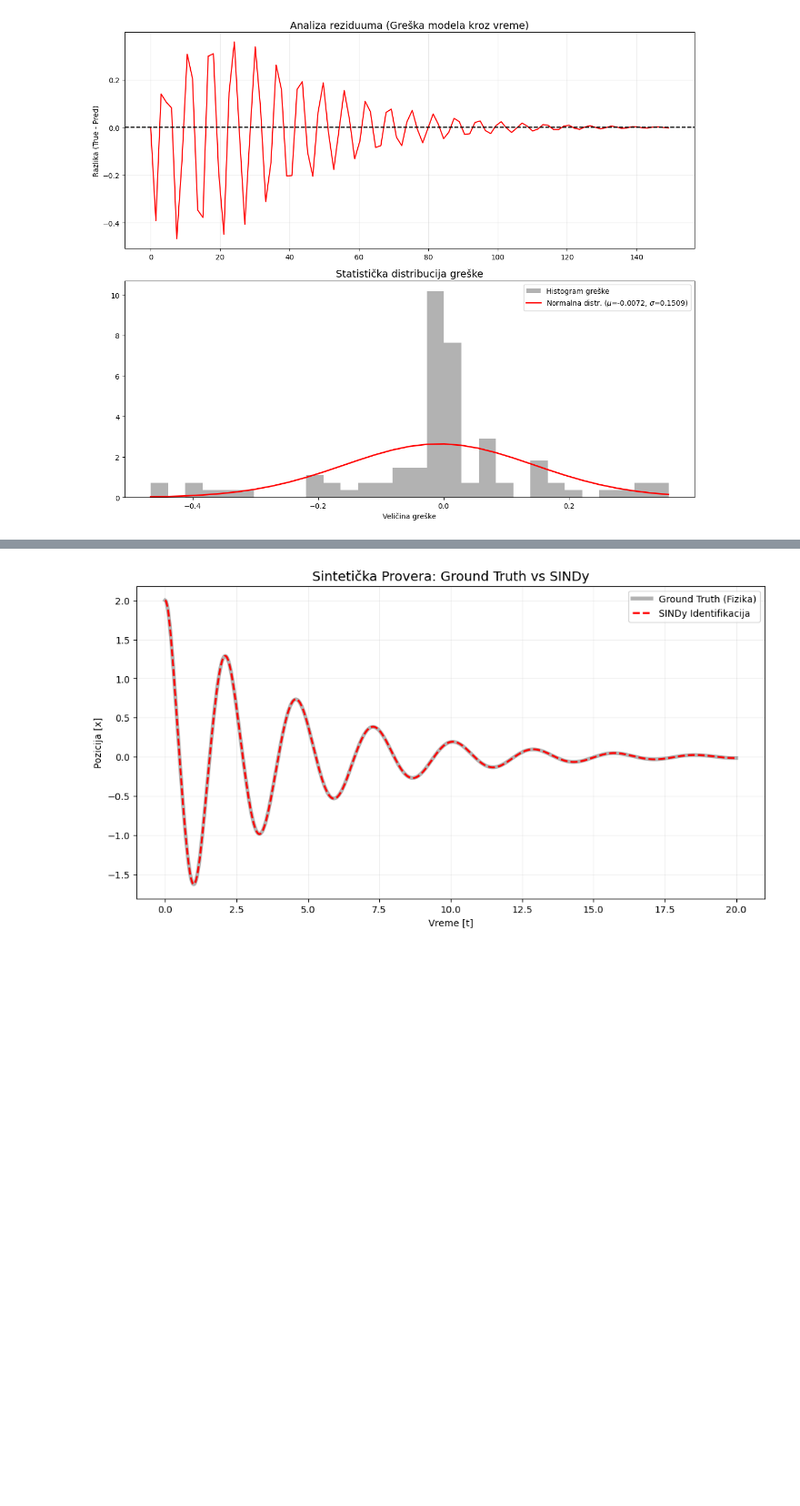
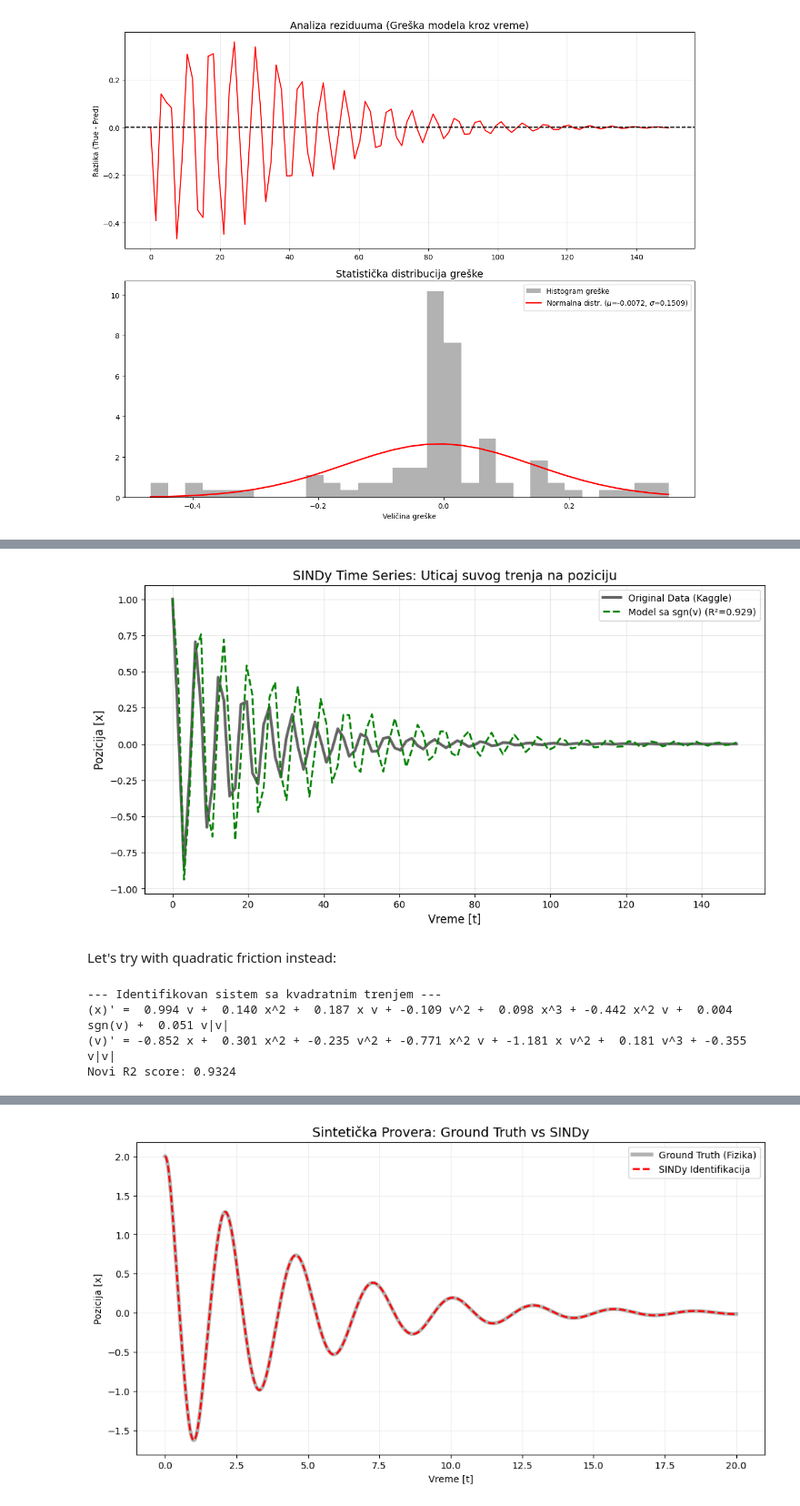
Before and after one commit to luka-lehotski/SINDy-rs, a Jupyter notebook: intro.ipynb, the cells around one changed output, grey strips where cells are left out. Shown at 91% size. Saved outputs shown, nothing was run; the diff lists cells and outputs as text; code cells hidden in the pictures; blank space fills up the shorter version.

Commit message:
Analyzed static and quadratic friction

```diff
--- a/intro.ipynb
+++ b/intro.ipynb
@@ -274,0 +341,70 @@ PRovera sa sintetickim podacima
+# %%
+# --- 2. TIME SERIES PLOT (x vs t) ---
+plt.figure(figsize=(12, 6))
+
+# 1. Originalni podaci iz Kaggle dataseta (Target)
+# Koristimo prvih num_steps tačaka da se poklopi sa t_test
+plt.plot(t_test, X[:len(t_test), 0], 'k', alpha=0.6, lw=3, label='Original Data (Kaggle)')
+
+# 2. Rekonstrukcija tvog novog modela sa sgn(v)
+# Računamo R2 direktno za ovaj model
+r2_score = model_dry.score(X, t=dt)
+plt.plot(t_test, x_sim[:len(t_test), 0], 'g--', lw=2,
+         label=f'Model sa sgn(v) (R²={r2_score:.3f})')
+
+# Opciono: Ako želiš da porediš sa starim x_sim_poly, samo otkomentariši:
+# plt.plot(t_test, x_sim_poly[:, 0], 'r:', alpha=0.5, label='Samo Polynomial Model')
+
+plt.title("SINDy Time Series: Uticaj suvog trenja na poziciju", fontsize=14)
+plt.xlabel("Vreme [t]", fontsize=12)
+plt.ylabel("Pozicija [x]", fontsize=12)
+plt.legend(loc='upper right')
+plt.grid(True, alpha=0.3)
+plt.show()
+# %% [output]
+[figure, added]
+# %% [markdown]
+Let's try with quadratic friction instead:
+# %%
+# --- PROŠIRENJE ZA KVADRATNO TRENJE ---
+
+# 1. Nove funkcije: sgn(v) i v*|v|
+# v*abs(v) je ključno za aerodinamički otpor
+q_functions = [lambda x: np.sign(x), lambda x: x * np.abs(x)]
+q_names = [lambda x: f"sgn({x})", lambda x: f"{x}|{x}|"]
+
+q_friction_lib = CustomLibrary(
+    library_functions=q_functions,
+    function_names=q_names
+)
+
+# 2. Povezivanje u jednu biblioteku
+# inputs_per_library=[[0, 1], [1]] znači:
+# PolyLibrary dobija (x,v), a CustomLibrary dobija samo (v)
+full_lib_q = GeneralizedLibrary(
+    [poly_lib, q_friction_lib],
+    inputs_per_library=[[0, 1], [1]]
+)
+
+# 3. Model sa kvadratnim trenjem
+optimizer_q = STLSQ(threshold=0.05, normalize_columns=True)
+model_q_simulate = ps.SINDy(
+    differentiation_method=sindy_diff,
+    feature_library=full_lib_q,
+    optimizer=optimizer_q
+)
+
+# 4. Fitovanje i simulacija
+model_q_simulate.fit(X, t=dt, feature_names=["x", "v"])
+x_sim_q = model_q_simulate.simulate(X[0], t=t_test)
+
+print("--- Identifikovan sistem sa kvadratnim trenjem ---")
+model_q_simulate.print()
+
+# Brzi check za R2
+print(f"Novi R2 score: {model_q_simulate.score(X, t=dt):.4f}")
+# %% [output]
+--- Identifikovan sistem sa kvadratnim trenjem ---
+(x)' =  0.994 v +  0.140 x^2 +  0.187 x v + -0.109 v^2 +  0.098 x^3 + -0.442 x^2 v +  0.004 sgn(v) +  0.051 v|v|
+(v)' = -0.852 x +  0.301 x^2 + -0.235 v^2 + -0.771 x^2 v + -1.181 x v^2 +  0.181 v^3 + -0.355 v|v|
+Novi R2 score: 0.9324
```
Also changed, not shown: parts of 10 cells of this notebook.
